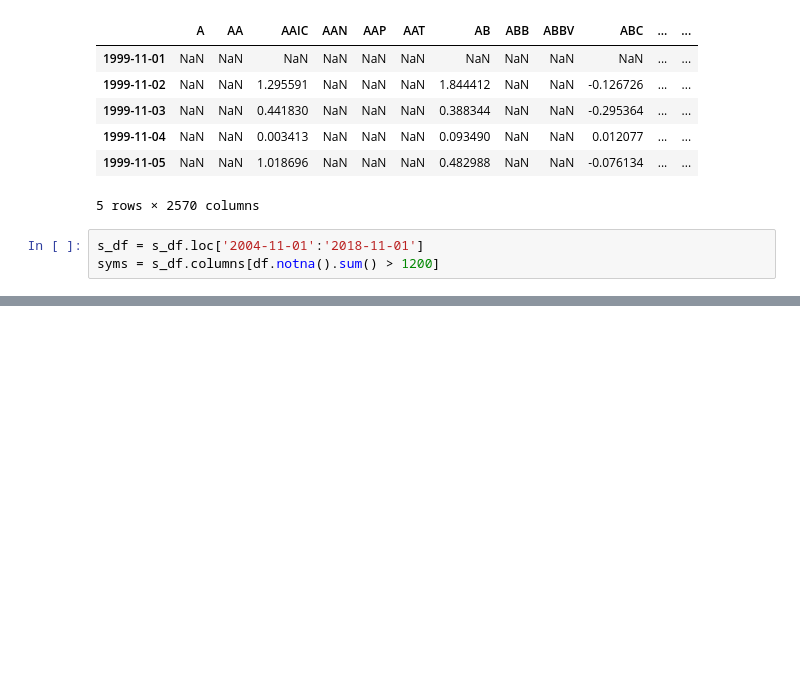
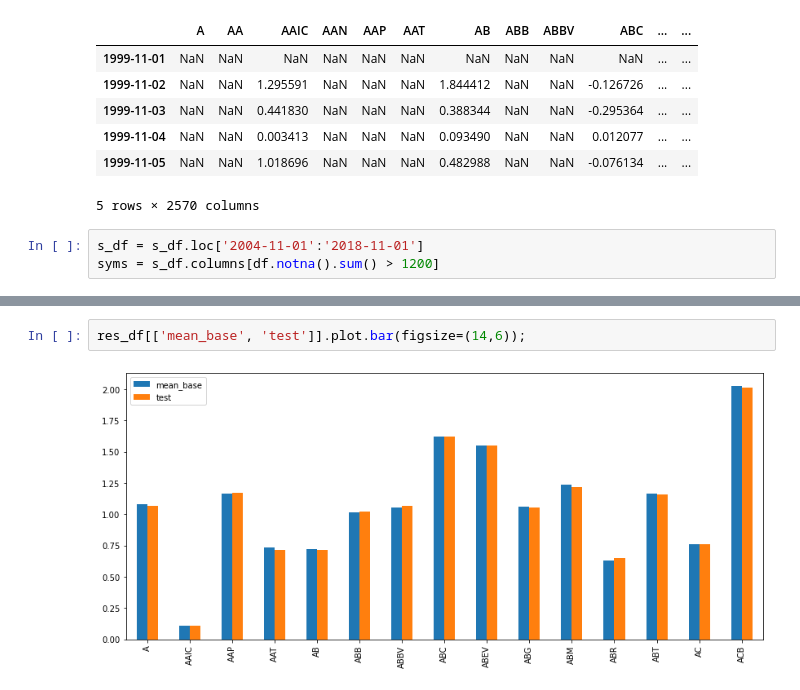
Before and after one commit to Maltanno/Capstone_project, a Jupyter notebook: Comparison.ipynb, the cells around one changed output, grey strips where cells are left out. Cells and saved outputs as stored; diff of their text form; blank space fills up the shorter version.

```diff
--- a/Comparison.ipynb
+++ b/Comparison.ipynb
@@ -41,0 +210,4 @@ syms = s_df.columns[df.notna().sum() > 1200]
+# %%
+res_df[['mean_base', 'test']].plot.bar(figsize=(14,6));
+# %% [output]
+[figure, added]
```
Also changed, not shown: parts of 36 cells of this notebook, 5 other files.
